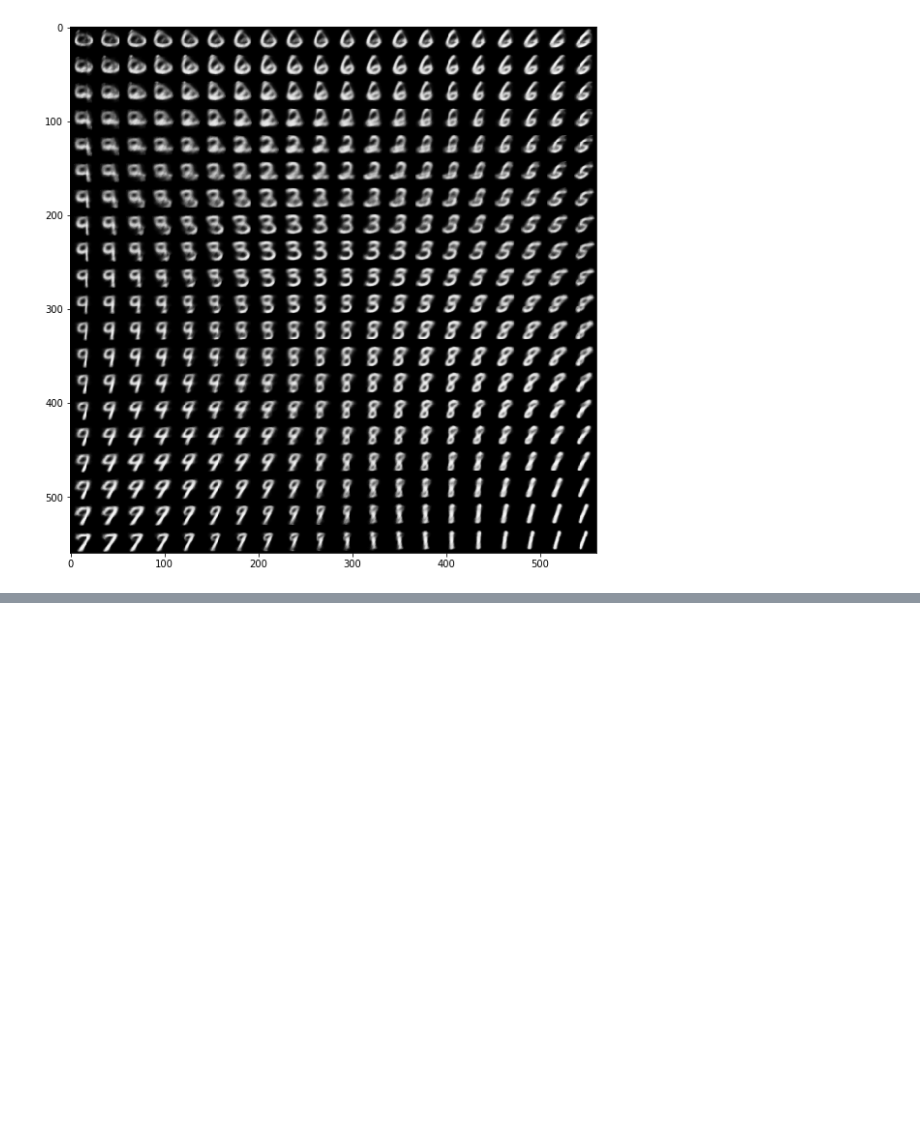
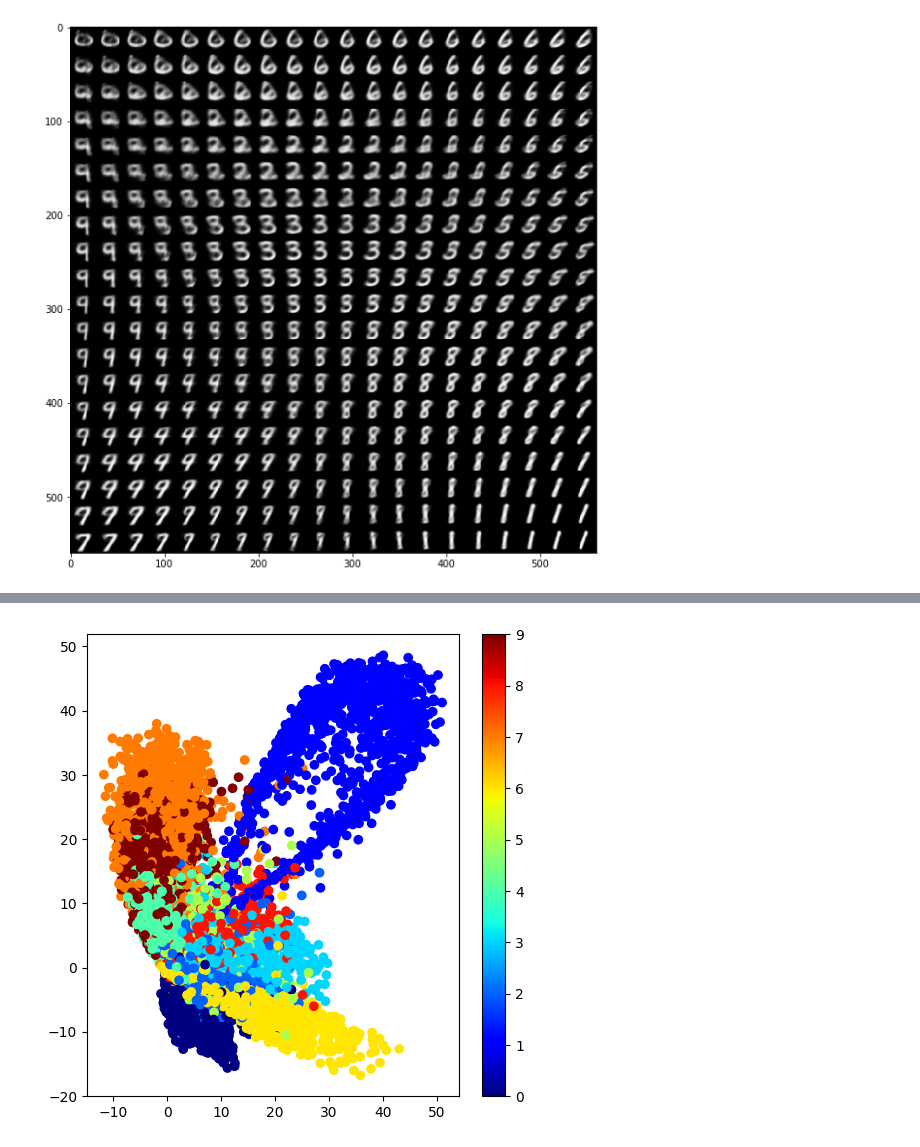
Before and after one commit to THARAGESHWARAN-SATHYAMOORTHY/VAE, a Jupyter notebook: Variational Autoencoders.ipynb, the cells around one changed output, grey strips where cells are left out. Drawn from its saved outputs; the diff is of its cells as text; code cells hidden in the pictures; blank space fills up the shorter version.

```diff
--- a/Variational Autoencoders.ipynb
+++ b/Variational Autoencoders.ipynb
@@ -257,3 +257,58 @@ plt.imshow(figure, cmap='Greys_r')
 plt.show()
 # %% [output]
 [figure]
+# %%
+import numpy as np
+import matplotlib.pyplot as plt
+from keras.datasets import mnist
+from keras.models import Model
+from keras.layers import Dense, Input
+from keras.utils import to_categorical
+
+# Load the MNIST dataset
+(X_train, y_train), (X_test, y_test) = mnist.load_data()
+
+# Preprocess the data
+input_size = 784  # Flattened MNIST image size
+x = Input(shape=(input_size,))
+x_train = X_train.reshape(X_train.shape[0], input_size)
+x_test = X_test.reshape(X_test.shape[0], input_size)
+
+# Normalize and scale the data
+x_train = x_train.astype("float32") / 255.
+x_test = x_test.astype("float32") / 255.
+
+# Convert labels to one-hot encoding
+y_train = to_categorical(y_train)
+y_test = to_categorical(y_test)
+
+# Create a classification model
+hidden_size = 128
+code_size = 2
+
+# Encoder
+hidden_1 = Dense(hidden_size, activation='relu')(x)
+h = Dense(code_size)(hidden_1)
+
+# Decoder
+hidden_2 = Dense(hidden_size, activation='relu')(h)
+r = Dense(input_size, activation='sigmoid')(hidden_2)
+
+autoencoder = Model(inputs=x, outputs=r)
+autoencoder.compile(optimizer='adam', loss='binary_crossentropy')
+
+# Train the autoencoder for feature extraction
+autoencoder.fit(x_train, x_train, epochs=10, batch_size=256, shuffle=True, validation_data=(x_test, x_test))
+
+# Build an encoder for visualization
+encoder = Model(x, h)
+
+# Project inputs onto the latent space
+x_test_encoded = encoder.predict(x_test)
+
+# Display a 2D plot of the digit classes in the latent space
+plt.figure(figsize=(6, 6))
+plt.scatter(x_test_encoded[:, 0], x_test_encoded[:, 1], c=y_test.argmax(1), cmap='jet')
+plt.colorbar()
+plt.show()
+# %% [output]
@@ -259,0 +332 @@ plt.show()
+[figure, added]
```
Also changed, not shown: parts of 1 cell of this notebook.
